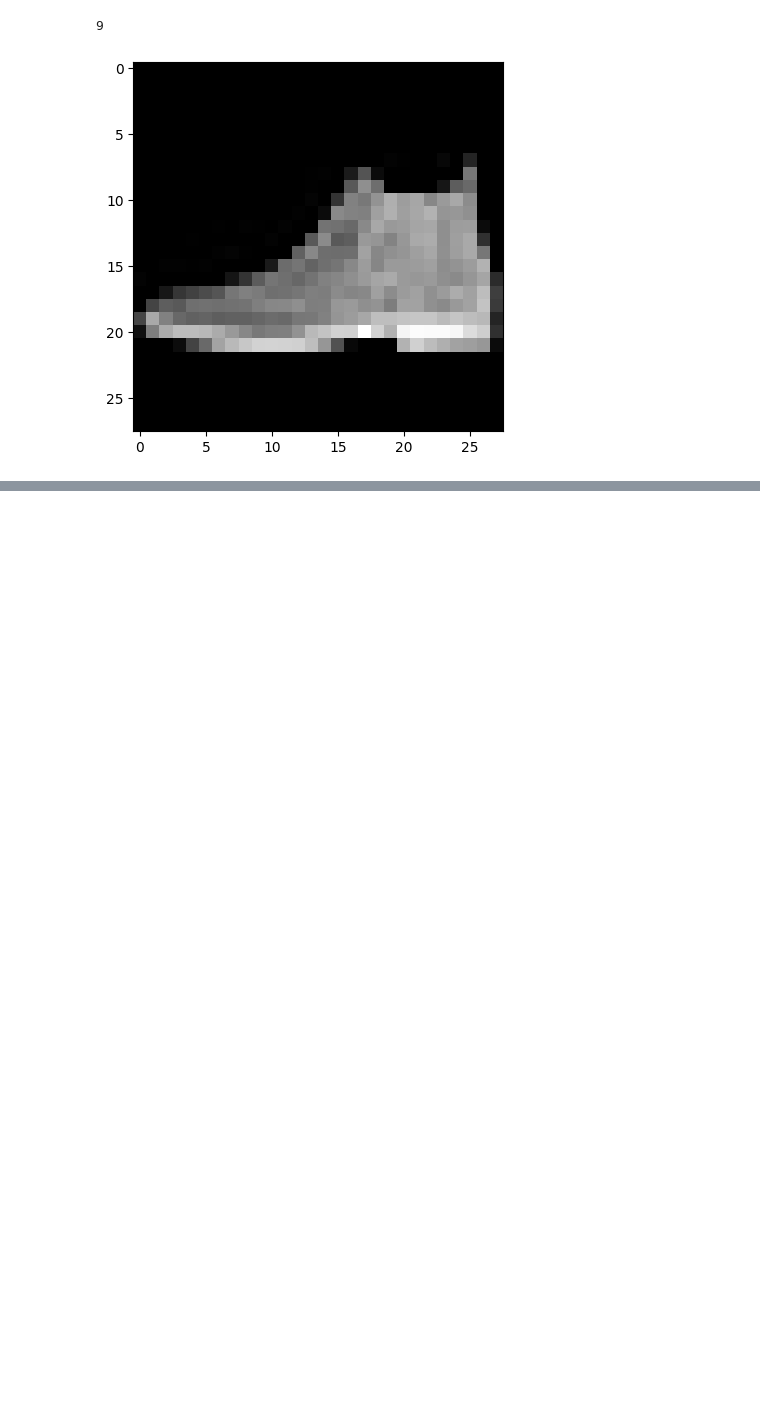
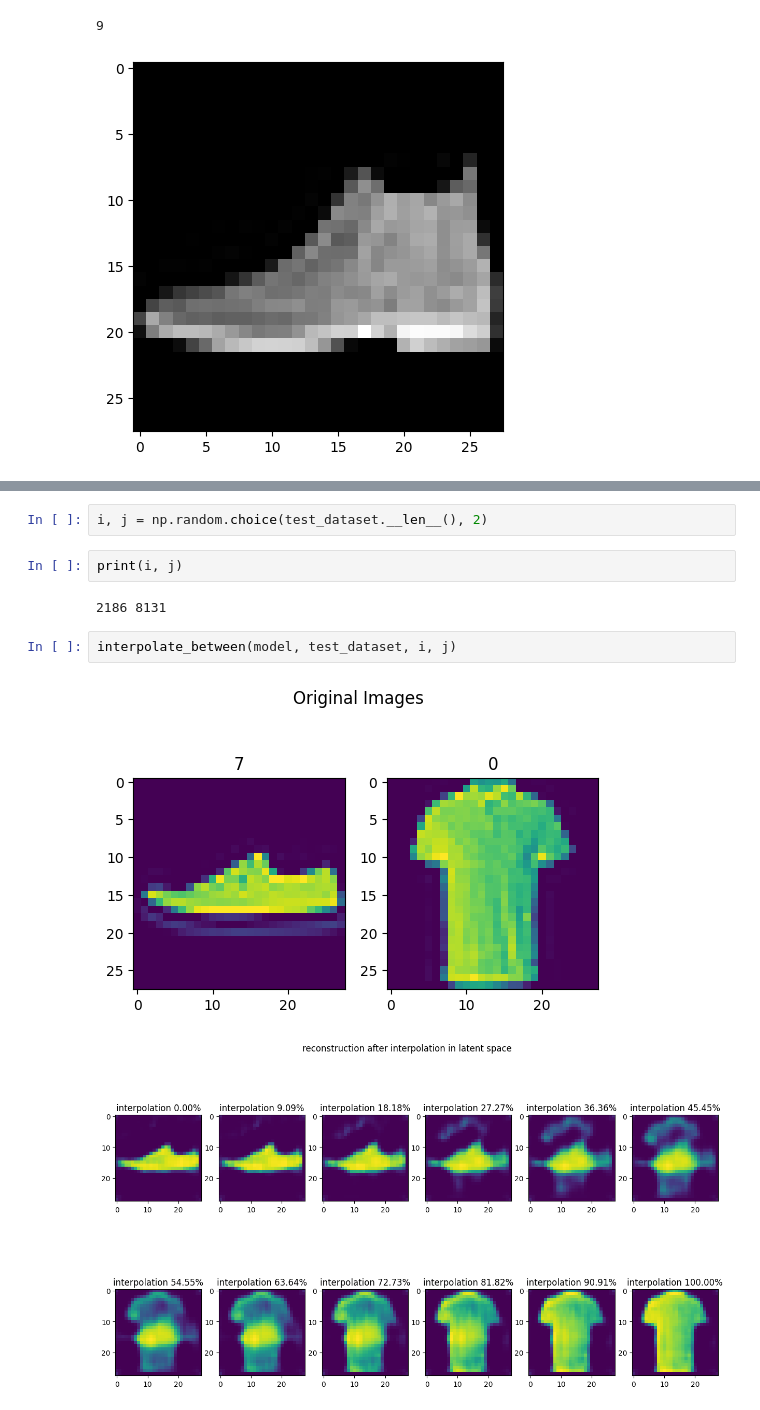
Before and after one commit to Ryoto-Kato/MachineLearning_DeepLearning-fundamentals, a Jupyter notebook: ML-Exercise/Dimensionality_Reduction.ipynb, the cells around one changed output, grey strips where cells are left out. Drawn from its saved outputs; the diff is of its cells as text; blank space fills up the shorter version.

```diff
--- a/ML-Exercise/Dimensionality_Reduction.ipynb
+++ b/ML-Exercise/Dimensionality_Reduction.ipynb
@@ -2061,0 +2175,11 @@ latent_space_visualization(indices, coords_tsne, technique='pca')
+# %%
+i, j = np.random.choice(test_dataset.__len__(), 2)
+# %%
+print(i, j)
+# %% [output]
+2186 8131
+# %%
+interpolate_between(model, test_dataset, i, j)
+# %% [output]
+[figure, added]
+[figure, added]
```
Also changed, not shown: parts of 21 cells of this notebook.
